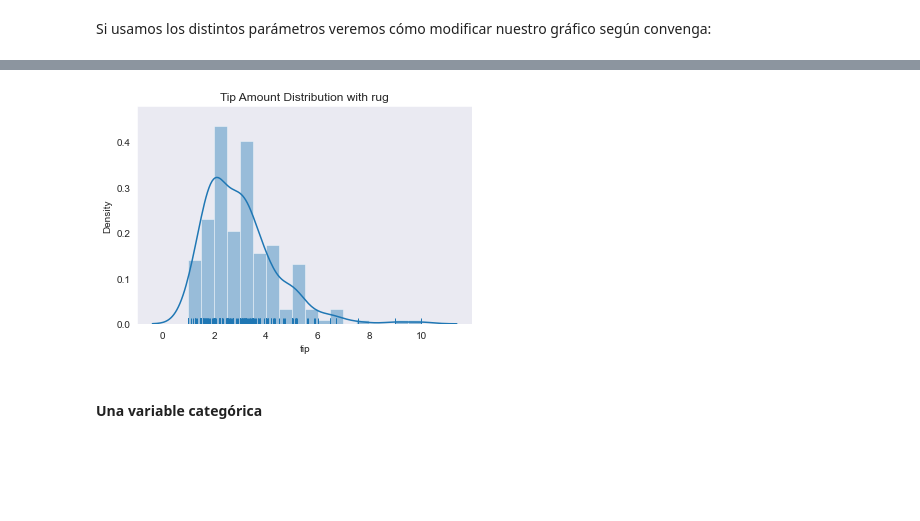
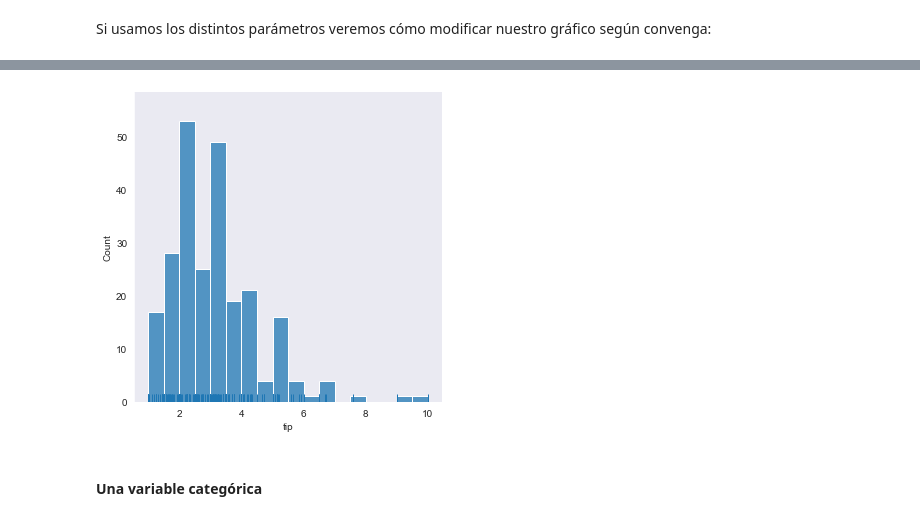
Before and after one commit to Belerofontech/curso-pandas-public, a Jupyter notebook: Seaborn2.ipynb, the cells around one changed output, grey strips where cells are left out. Cells and saved outputs as stored; diff of their text form; code cells hidden in the pictures; blank space fills up the shorter version.

```diff
--- a/Seaborn2.ipynb
+++ b/Seaborn2.ipynb
@@ -55,8 +49,7 @@ g.set_title('Tip Amount Histogram');
 # %%
-g = sns.distplot(tips.tip,rug=True)
-g.set_title('Tip Amount Distribution with rug');
+g = sns.displot(tips.tip, rug=True)
 # %% [output]
-[figure, old version]
+[figure, new version]
 # %% [markdown]
 #### Una variable categórica
 # %%
```
Also changed, not shown: parts of 32 cells of this notebook, 6 other files.
